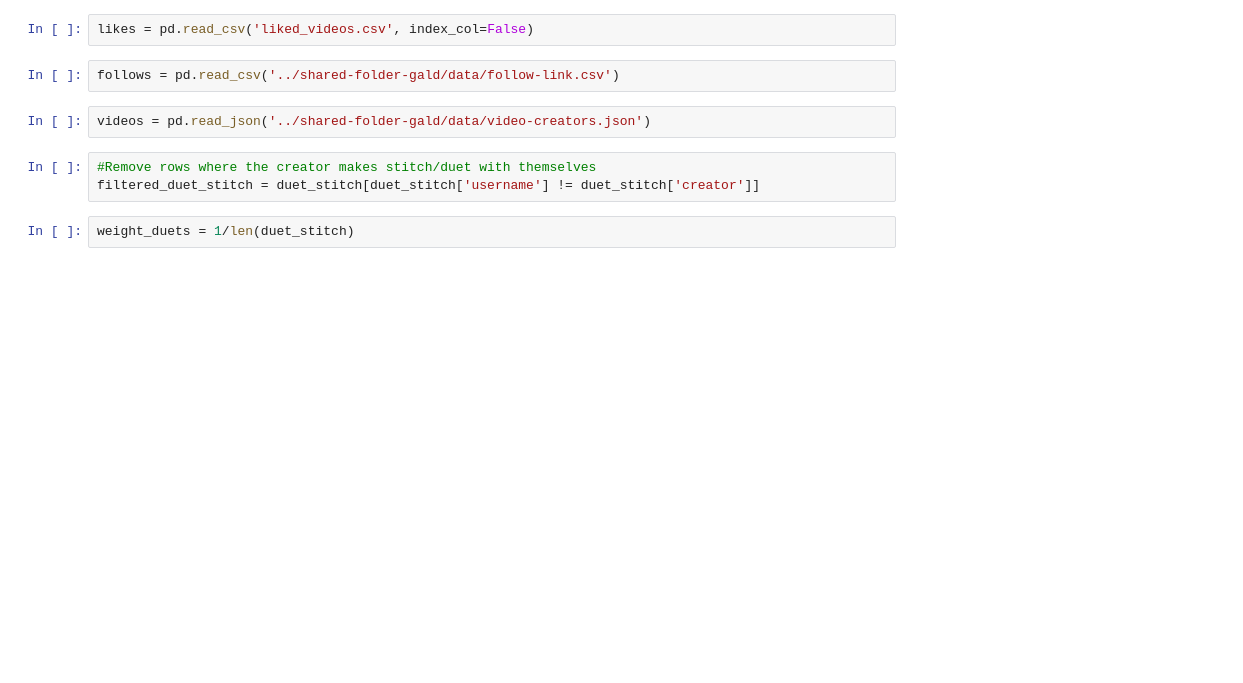
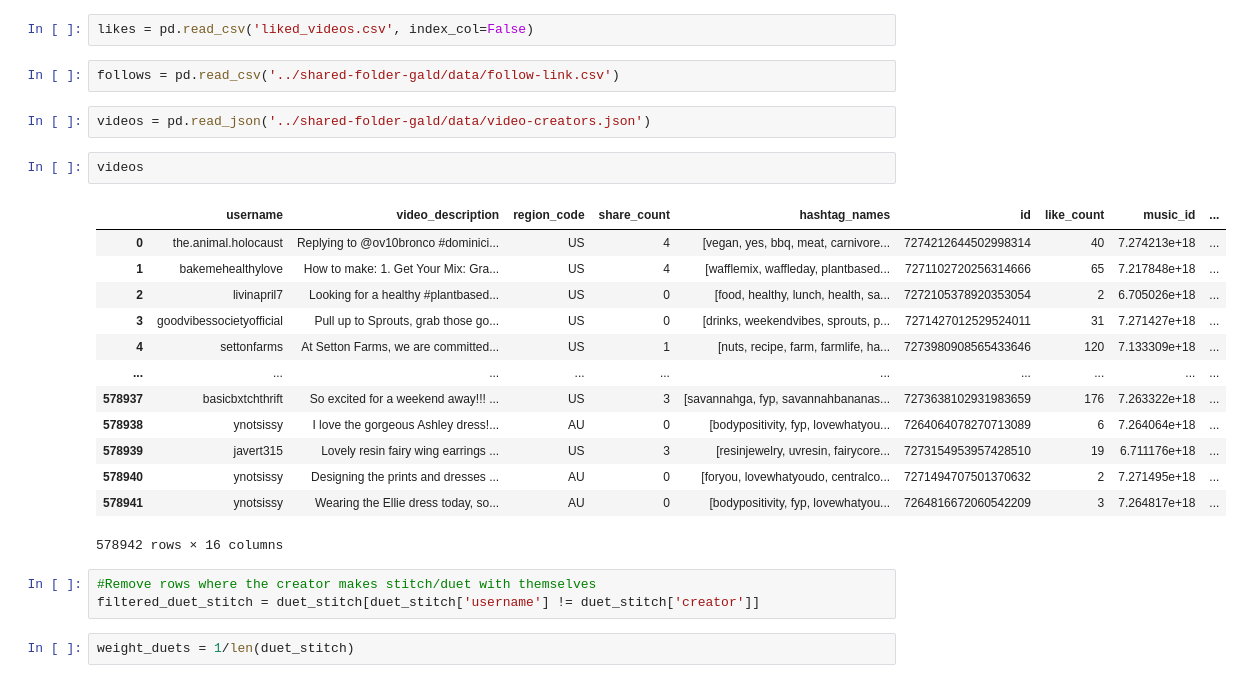
Before and after one commit to jbij/Bachelor, a Jupyter notebook: weights.ipynb, the cells around one changed output. Cells and saved outputs as stored; diff of their text form; blank space fills up the shorter version.

```diff
--- a/weights.ipynb
+++ b/weights.ipynb
@@ -9,6 +9,22 @@ likes = pd.read_csv('liked_videos.csv', index_col=False)
 follows = pd.read_csv('../shared-folder-gald/data/follow-link.csv')
 # %%
 videos = pd.read_json('../shared-folder-gald/data/video-creators.json')
+# %%
+videos
+# %% [output]
+|  | username | video_description | region_code | share_count | hashtag_names | id | like_count | music_id | ... |
+| 0 | the.animal.holocaust | Replying to @ov10bronco #dominici... | US | 4 | [vegan, yes, bbq, meat, carnivore... | 7274212644502998314 | 40 | 7.274213e+18 | ... |
+| 1 | bakemehealthylove | How to make: 1. Get Your Mix: Gra... | US | 4 | [wafflemix, waffleday, plantbased... | 7271102720256314666 | 65 | 7.217848e+18 | ... |
+| 2 | livinapril7 | Looking for a healthy #plantbased... | US | 0 | [food, healthy, lunch, health, sa... | 7272105378920353054 | 2 | 6.705026e+18 | ... |
+| 3 | goodvibessocietyofficial | Pull up to Sprouts, grab those go... | US | 0 | [drinks, weekendvibes, sprouts, p... | 7271427012529524011 | 31 | 7.271427e+18 | ... |
+| 4 | settonfarms | At Setton Farms, we are committed... | US | 1 | [nuts, recipe, farm, farmlife, ha... | 7273980908565433646 | 120 | 7.133309e+18 | ... |
+| ... | ... | ... | ... | ... | ... | ... | ... | ... | ... |
+| 578937 | basicbxtchthrift | So excited for a weekend away!!! ... | US | 3 | [savannahga, fyp, savannahbananas... | 7273638102931983659 | 176 | 7.263322e+18 | ... |
+| 578938 | ynotsissy | I love the gorgeous Ashley dress!... | AU | 0 | [bodypositivity, fyp, lovewhatyou... | 7264064078270713089 | 6 | 7.264064e+18 | ... |
+| 578939 | javert315 | Lovely resin fairy wing earrings ... | US | 3 | [resinjewelry, uvresin, fairycore... | 7273154953957428510 | 19 | 6.711176e+18 | ... |
+| 578940 | ynotsissy | Designing the prints and dresses ... | AU | 0 | [foryou, lovewhatyoudo, centralco... | 7271494707501370632 | 2 | 7.271495e+18 | ... |
+| 578941 | ynotsissy | Wearing the Ellie dress today, so... | AU | 0 | [bodypositivity, fyp, lovewhatyou... | 7264816672060542209 | 3 | 7.264817e+18 | ... |
+578942 rows × 16 columns
 # %%
 #Remove rows where the creator makes stitch/duet with themselves
 filtered_duet_stitch = duet_stitch[duet_stitch['username'] != duet_stitch['creator']]
```
Also changed, not shown: parts of 10 cells of this notebook, 4 other files.
